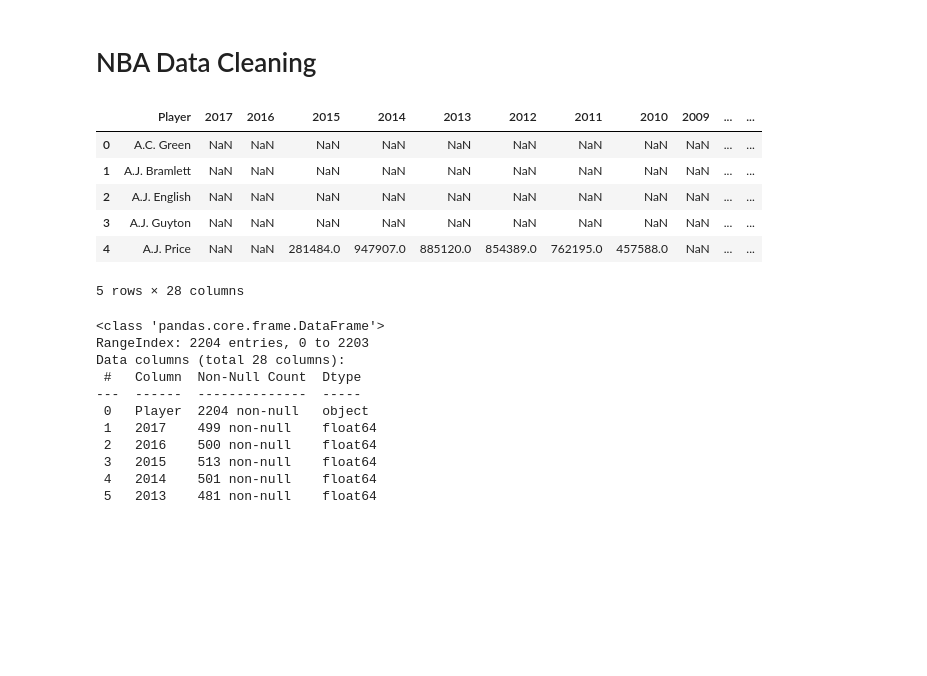
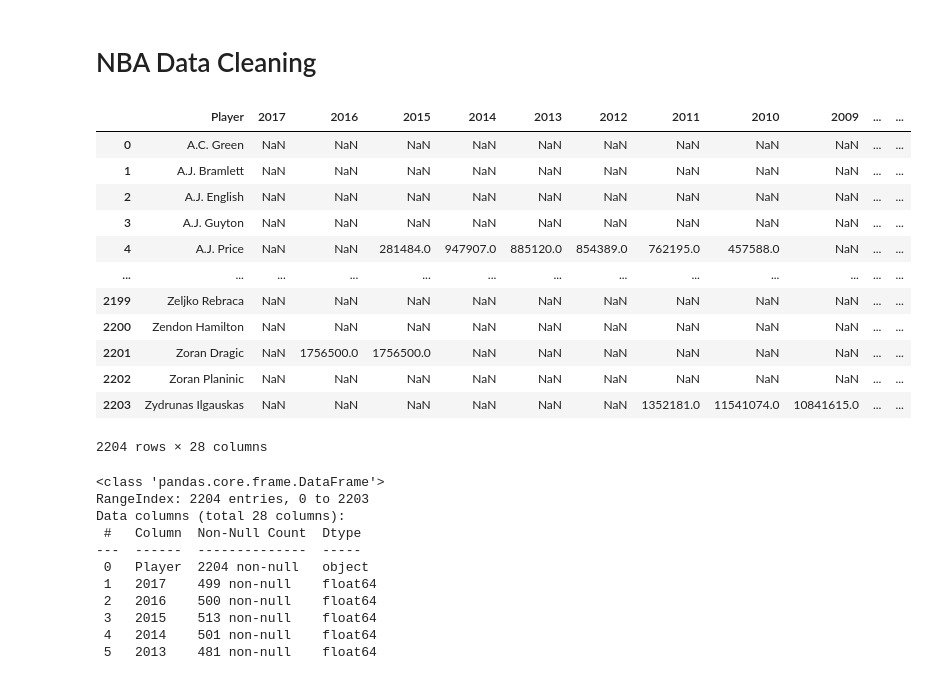
Before and after one commit to JP-Butler/Pro_Sports_Salary_Analysis, a Jupyter notebook: cookiecutter_structure/notebooks/data_cleaning.ipynb, the cells around one changed output. Drawn from its saved outputs; the diff is of its cells as text; code cells hidden in the pictures; blank space fills up the shorter version.

```diff
--- a/cookiecutter_structure/notebooks/data_cleaning.ipynb
+++ b/cookiecutter_structure/notebooks/data_cleaning.ipynb
@@ -7,20 +7,26 @@ import numpy as np
 # %%
 # Read in NBA csv for player salary data
 # Set encoding to ISO-8859-1
 nba_csv = '../data/raw/NBA_PlayerByYear.csv'
 nba_data = pd.read_csv(nba_csv, sep=';', encoding='ISO-8859-1')
 
 # Create DataFrame
 nba_df = pd.DataFrame(nba_data)
-nba_df.head()
+nba_df
 # %% [output]
 |  | Player | 2017 | 2016 | 2015 | 2014 | 2013 | 2012 | 2011 | 2010 | 2009 | ... | ... |
 | 0 | A.C. Green | NaN | NaN | NaN | NaN | NaN | NaN | NaN | NaN | NaN | ... | ... |
 | 1 | A.J. Bramlett | NaN | NaN | NaN | NaN | NaN | NaN | NaN | NaN | NaN | ... | ... |
 | 2 | A.J. English | NaN | NaN | NaN | NaN | NaN | NaN | NaN | NaN | NaN | ... | ... |
 | 3 | A.J. Guyton | NaN | NaN | NaN | NaN | NaN | NaN | NaN | NaN | NaN | ... | ... |
 | 4 | A.J. Price | NaN | NaN | 281484.0 | 947907.0 | 885120.0 | 854389.0 | 762195.0 | 457588.0 | NaN | ... | ... |
+| ... | ... | ... | ... | ... | ... | ... | ... | ... | ... | ... | ... | ... |
+| 2199 | Zeljko Rebraca | NaN | NaN | NaN | NaN | NaN | NaN | NaN | NaN | NaN | ... | ... |
+| 2200 | Zendon Hamilton | NaN | NaN | NaN | NaN | NaN | NaN | NaN | NaN | NaN | ... | ... |
+| 2201 | Zoran Dragic | NaN | 1756500.0 | 1756500.0 | NaN | NaN | NaN | NaN | NaN | NaN | ... | ... |
+| 2202 | Zoran Planinic | NaN | NaN | NaN | NaN | NaN | NaN | NaN | NaN | NaN | ... | ... |
+| 2203 | Zydrunas Ilgauskas | NaN | NaN | NaN | NaN | NaN | NaN | 1352181.0 | 11541074.0 | 10841615.0 | ... | ... |
-5 rows × 28 columns
+2204 rows × 28 columns
 # %%
 # Get info on NBA data
 nba_df.info()
```
Also changed, not shown: parts of 26 cells of this notebook.
